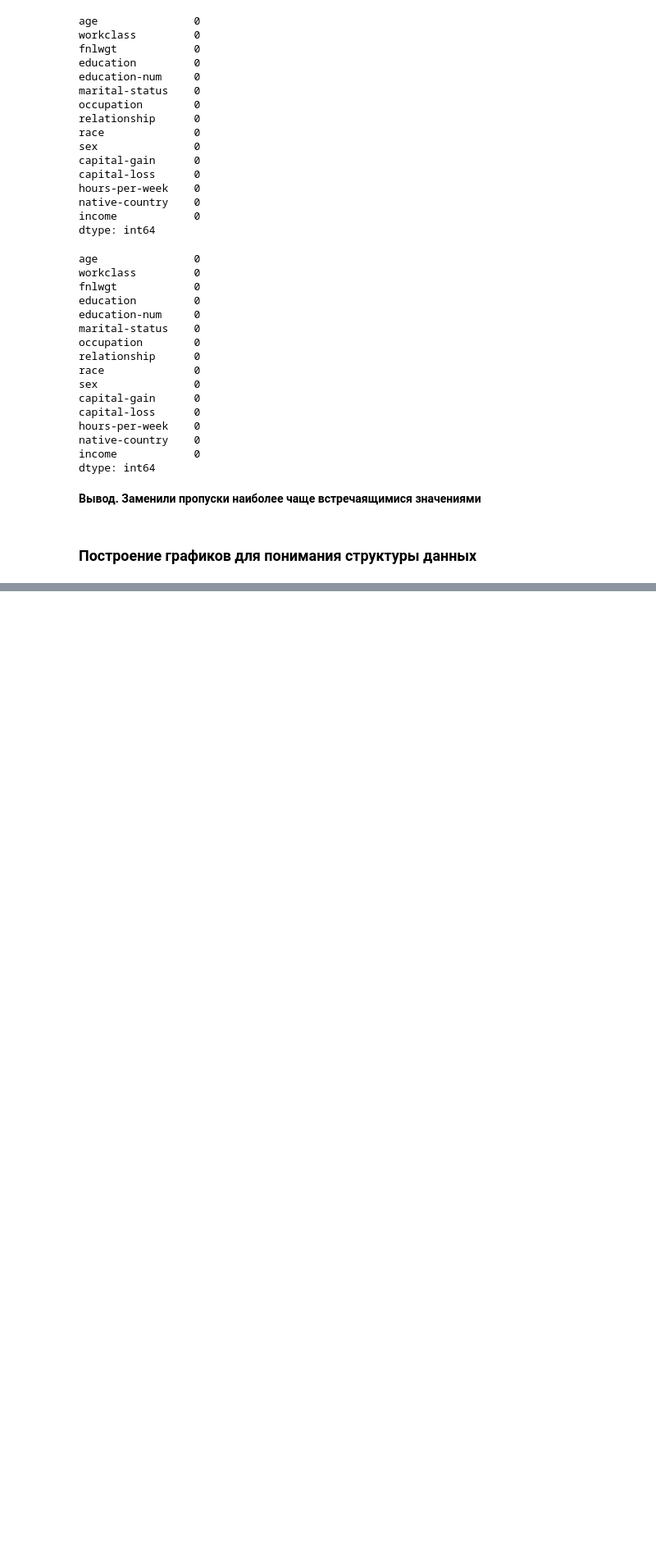
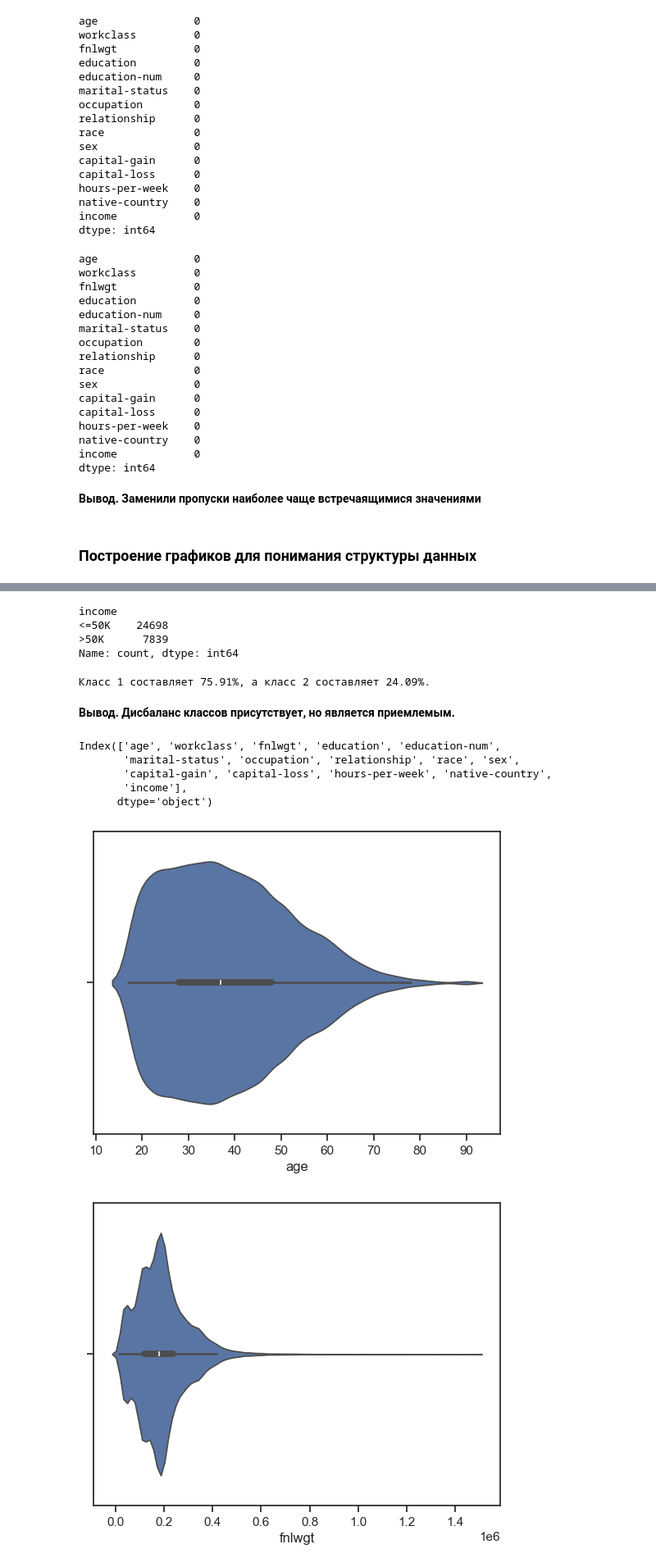
Before and after one commit to Qaleka/TMO_2024, a Jupyter notebook: nir.ipynb, the cells around one changed output, grey strips where cells are left out. Shown at 82% size. Cells and saved outputs as stored; diff of their text form; code cells hidden in the pictures; blank space fills up the shorter version.

```diff
--- a/nir.ipynb
+++ b/nir.ipynb
@@ -257,0 +463,33 @@ dtype: int64
+# %%
+train['income'].value_counts()
+# %% [output]
+income
+<=50K    24698
+>50K      7839
+Name: count, dtype: int64
+# %%
+# посчитаем дисбаланс классов
+total = train.shape[0]
+class_0, class_1 = train['income'].value_counts()
+print('Класс 1 составляет {}%, а класс 2 составляет {}%.'
+      .format(round(class_0 / total, 4) * 100, round(class_1 / total, 4) * 100))
+# %% [output]
+Класс 1 составляет 75.91%, а класс 2 составляет 24.09%.
+# %% [markdown]
+**Вывод. Дисбаланс классов присутствует, но является приемлемым.**
+# %%
+train.columns
+# %% [output]
+Index(['age', 'workclass', 'fnlwgt', 'education', 'education-num',
+       'marital-status', 'occupation', 'relationship', 'race', 'sex',
+       'capital-gain', 'capital-loss', 'hours-per-week', 'native-country',
+       'income'],
+      dtype='object')
+# %%
+# Скрипичные диаграммы для числовых колонок
+for col in ['age', 'fnlwgt', 'education-num', 'capital-gain', 'capital-loss', 'hours-per-week', 'income']:
+    sns.violinplot(x=train[col])
+    plt.show()
+# %% [output]
+[figure, added]
+[figure, added]
```
Also changed, not shown: parts of 79 cells of this notebook, 3 other files.
